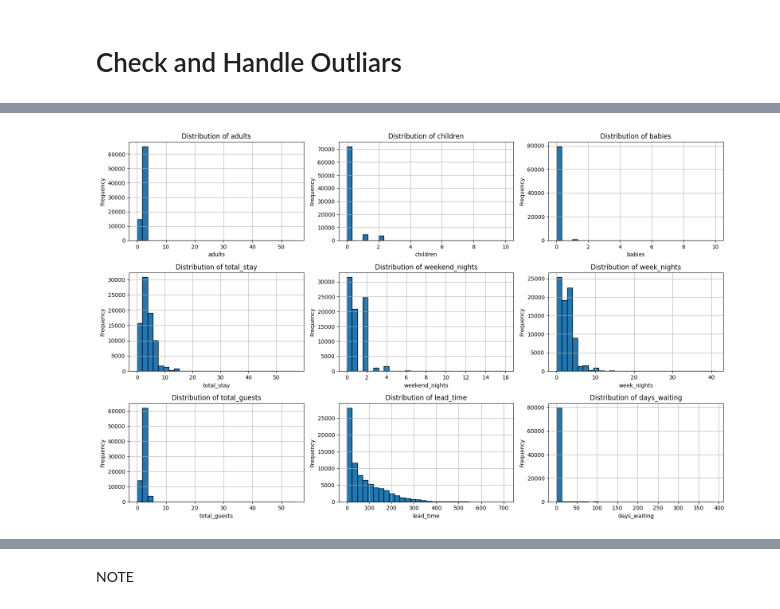
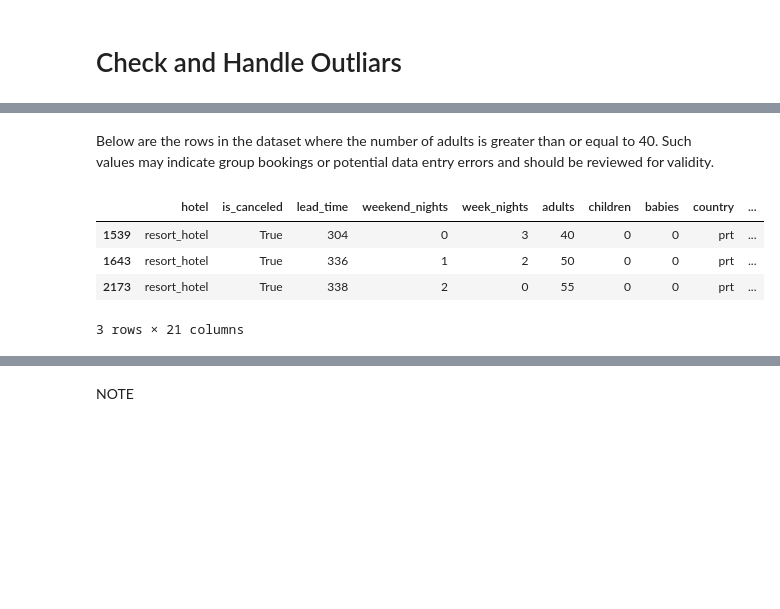
Before and after one commit to desi0302/CancelScope-Hotel-Booking-Analysis, a Jupyter notebook: jupyter_notebooks/etl.ipynb, the cells around one changed output, grey strips where cells are left out. Cells and saved outputs as stored; diff of their text form; code cells hidden in the pictures; blank space fills up the shorter version.

```diff
--- a/jupyter_notebooks/etl.ipynb
+++ b/jupyter_notebooks/etl.ipynb
@@ -383,12 +373,10 @@ Top 5 outliers for 'children':
-# %%
-plt.figure(figsize=(16, 10))
-for i, col in enumerate(numeric_cols, 1):
-    plt.subplot(3, 3, i)
-    df[col].hist(bins=30, edgecolor='black')
-    plt.title(f'Distribution of {col}')
-    plt.xlabel(col)
-    plt.ylabel('Frequency')
-plt.tight_layout()
-plt.show()
-# %% [output]
-[figure, removed]
+# %% [markdown]
+Below are the rows in the dataset where the number of adults is greater than or equal to 40. Such values may indicate group bookings or potential data entry errors and should be reviewed for validity.
+# %%
+df[df['adults'] >= 40]
+# %% [output]
+|  | hotel | is_canceled | lead_time | weekend_nights | week_nights | adults | children | babies | country | ... |
+| 1539 | resort_hotel | True | 304 | 0 | 3 | 40 | 0 | 0 | prt | ... |
+| 1643 | resort_hotel | True | 336 | 1 | 2 | 50 | 0 | 0 | prt | ... |
+| 2173 | resort_hotel | True | 338 | 2 | 0 | 55 | 0 | 0 | prt | ... |
+3 rows × 21 columns
```
Also changed, not shown: parts of 30 cells of this notebook, 1 other file.
